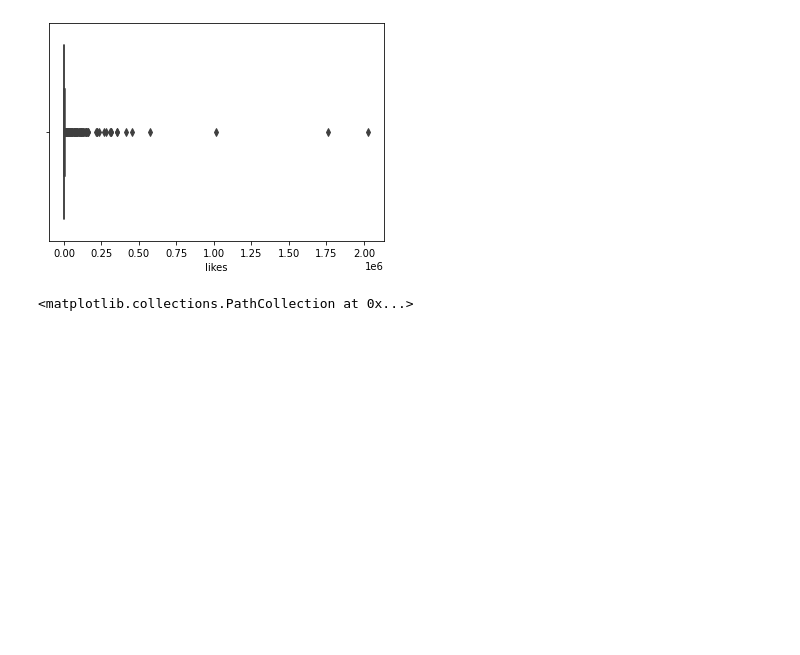
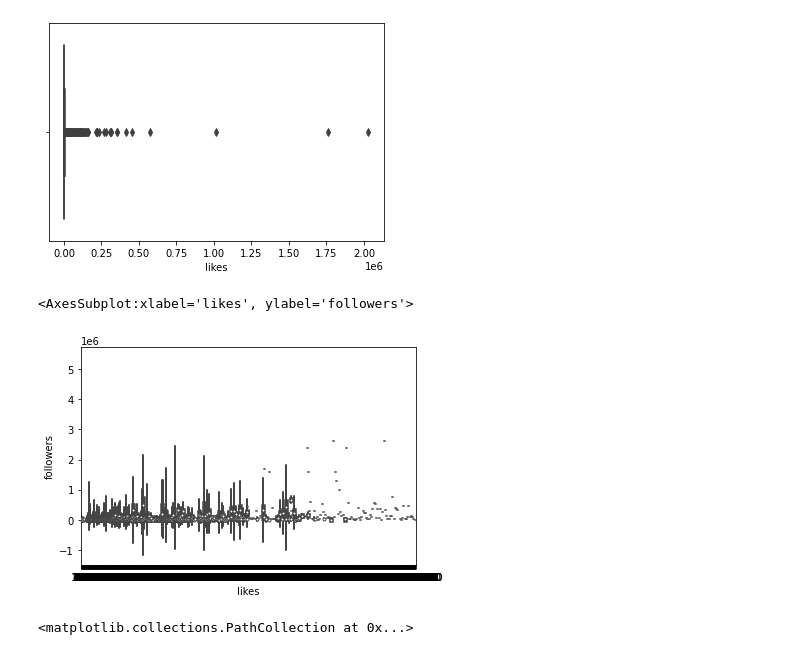
Before and after one commit to OrenPin/Instagram-Prediction---Data-Analysis, a Jupyter notebook: dataAnalysis.ipynb, the cells around one changed output. Drawn from its saved outputs; the diff is of its cells as text; code cells hidden in the pictures; blank space fills up the shorter version.

```diff
--- a/dataAnalysis.ipynb
+++ b/dataAnalysis.ipynb
@@ -271,6 +278,11 @@ sns.boxplot(df['likes'])
 # %% [output]
 <AxesSubplot:xlabel='likes'>
 [figure]
+# %%
+sns.violinplot(df['likes'],df['followers'])
+# %% [output]
+<AxesSubplot:xlabel='likes', ylabel='followers'>
+[figure, added]
 # %%
 plt.scatter(df['celeb'],df['likes'])
 # %% [output]
```
Also changed, not shown: parts of 30 cells of this notebook, 1 other file.
